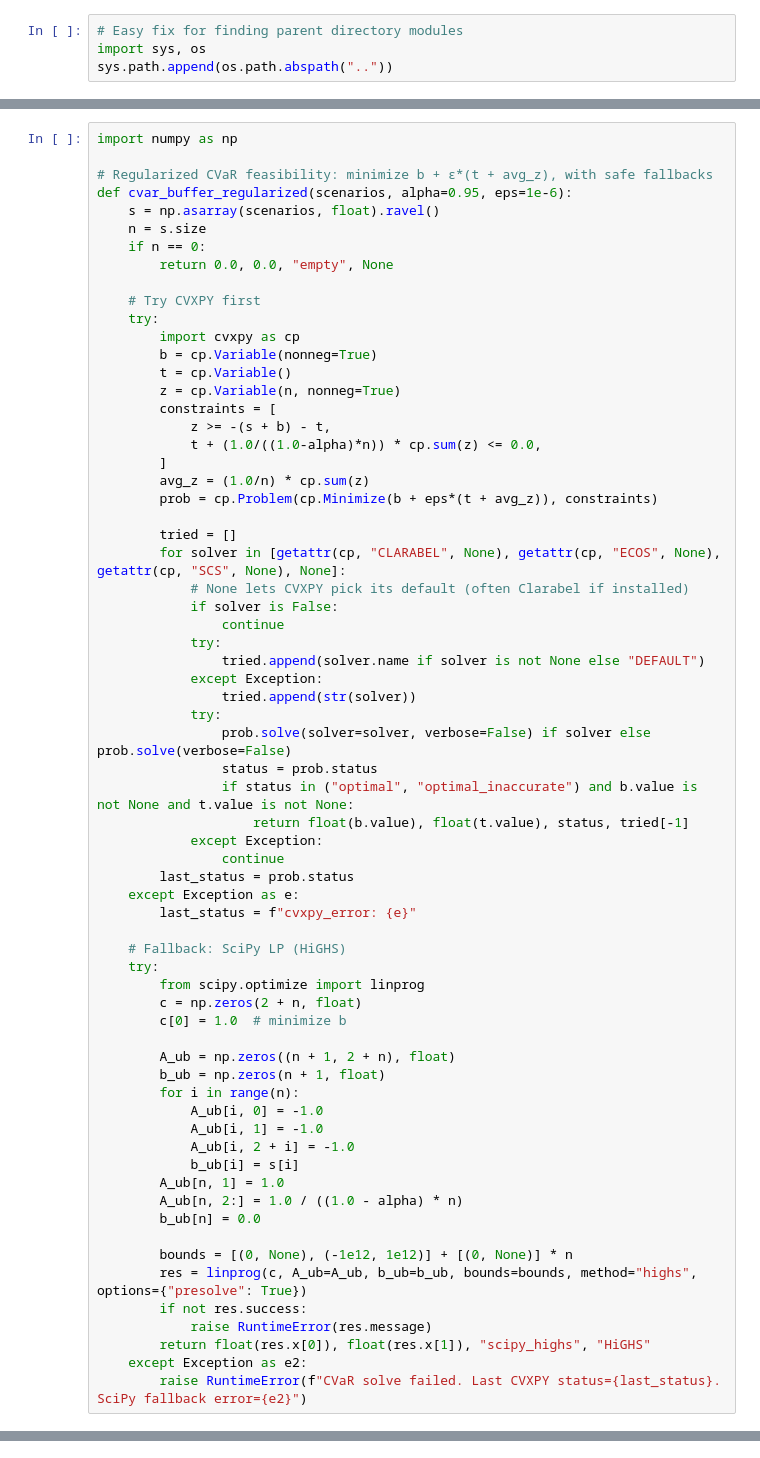
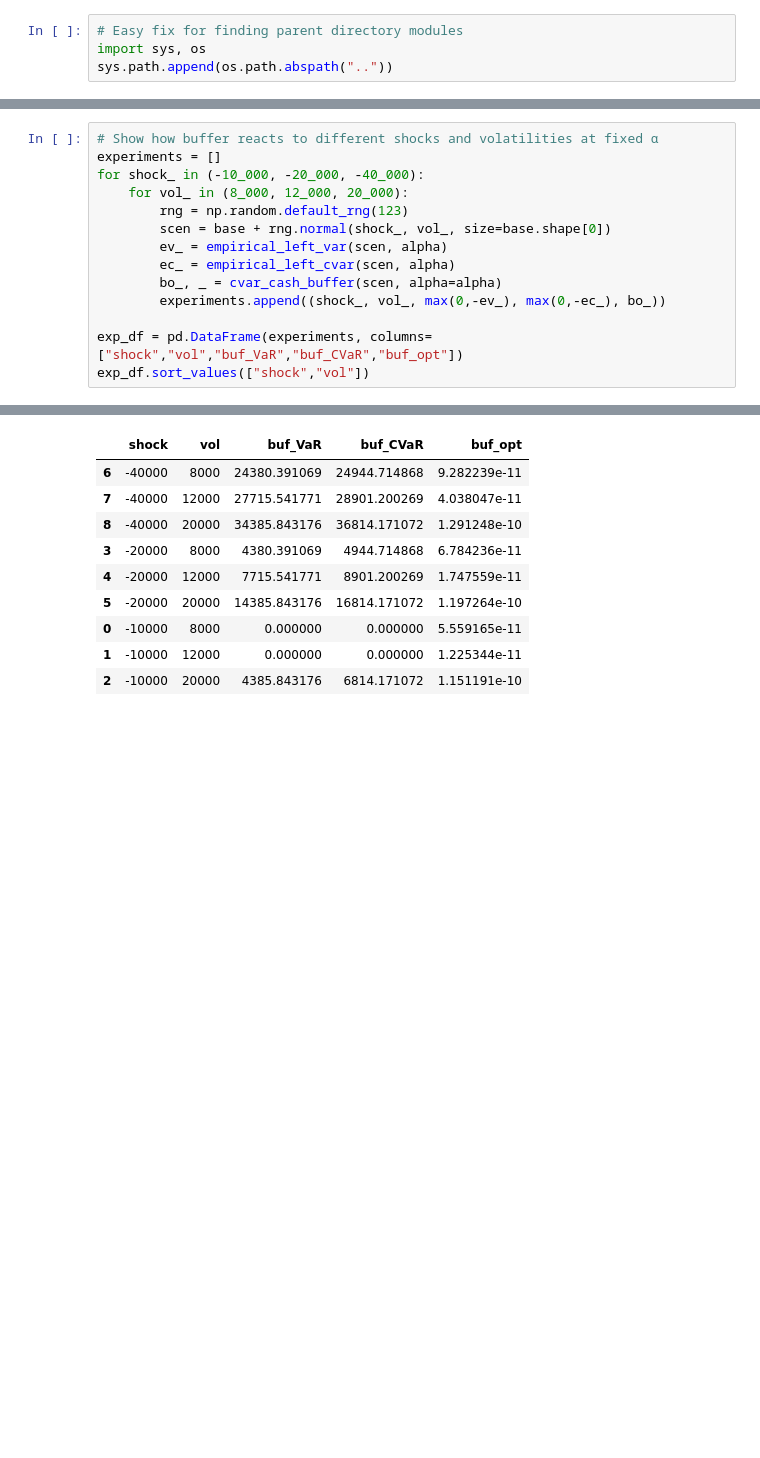
Before and after one commit to Alejandro-HerraizSen/value-ops-lab, a Jupyter notebook: notebooks/02_forecast_cashflow_cvar.ipynb, the cells around one changed output, grey strips where cells are left out. Drawn from its saved outputs; the diff is of its cells as text; blank space fills up the shorter version.

```diff
--- a/notebooks/02_forecast_cashflow_cvar.ipynb
+++ b/notebooks/02_forecast_cashflow_cvar.ipynb
@@ -235,67 +267,15 @@ pd.DataFrame({"buffer": buffers}).T
 # %%
-import numpy as np
+# Show how buffer reacts to different shocks and volatilities at fixed α
+experiments = []
+for shock_ in (-10_000, -20_000, -40_000):
+    for vol_ in (8_000, 12_000, 20_000):
+        rng = np.random.default_rng(123)
+        scen = base + rng.normal(shock_, vol_, size=base.shape[0])
+        ev_ = empirical_left_var(scen, alpha)
+        ec_ = empirical_left_cvar(scen, alpha)
+        bo_, _ = cvar_cash_buffer(scen, alpha=alpha)
+        experiments.append((shock_, vol_, max(0,-ev_), max(0,-ec_), bo_))
 
-# Regularized CVaR feasibility: minimize b + ε*(t + avg_z), with safe fallbacks
-def cvar_buffer_regularized(scenarios, alpha=0.95, eps=1e-6):
-    s = np.asarray(scenarios, float).ravel()
-    n = s.size
-    if n == 0:
-        return 0.0, 0.0, "empty", None
-
-    # Try CVXPY first
-    try:
-        import cvxpy as cp
-        b = cp.Variable(nonneg=True)
-        t = cp.Variable()
-        z = cp.Variable(n, nonneg=True)
-        constraints = [
-            z >= -(s + b) - t,
-            t + (1.0/((1.0-alpha)*n)) * cp.sum(z) <= 0.0,
-        ]
-        avg_z = (1.0/n) * cp.sum(z)
-        prob = cp.Problem(cp.Minimize(b + eps*(t + avg_z)), constraints)
-
-        tried = []
-        for solver in [getattr(cp, "CLARABEL", None), getattr(cp, "ECOS", None), getattr(cp, "SCS", None), None]:
-            # None lets CVXPY pick its default (often Clarabel if installed)
-            if solver is False:
-                continue
-            try:
-                tried.append(solver.name if solver is not None else "DEFAULT")
-            except Exception:
-                tried.append(str(solver))
-            try:
-                prob.solve(solver=solver, verbose=False) if solver else prob.solve(verbose=False)
-                status = prob.status
-                if status in ("optimal", "optimal_inaccurate") and b.value is not None and t.value is not None:
-                    return float(b.value), float(t.value), status, tried[-1]
-            except Exception:
-                continue
-        last_status = prob.status
-    except Exception as e:
-        last_status = f"cvxpy_error: {e}"
-
-    # Fallback: SciPy LP (HiGHS)
-    try:
-        from scipy.optimize import linprog
-        c = np.zeros(2 + n, float)
-        c[0] = 1.0  # minimize b
-
-        A_ub = np.zeros((n + 1, 2 + n), float)
-        b_ub = np.zeros(n + 1, float)
-        for i in range(n):
-            A_ub[i, 0] = -1.0
-            A_ub[i, 1] = -1.0
-            A_ub[i, 2 + i] = -1.0
-            b_ub[i] = s[i]
-        A_ub[n, 1] = 1.0
-        A_ub[n, 2:] = 1.0 / ((1.0 - alpha) * n)
-        b_ub[n] = 0.0
-
-        bounds = [(0, None), (-1e12, 1e12)] + [(0, None)] * n
-        res = linprog(c, A_ub=A_ub, b_ub=b_ub, bounds=bounds, method="highs", options={"presolve": True})
-        if not res.success:
-            raise RuntimeError(res.message)
-        return float(res.x[0]), float(res.x[1]), "scipy_highs", "HiGHS"
-    except Exception as e2:
-        raise RuntimeError(f"CVaR solve failed. Last CVXPY status={last_status}. SciPy fallback error={e2}")
+exp_df = pd.DataFrame(experiments, columns=["shock","vol","buf_VaR","buf_CVaR","buf_opt"])
+exp_df.sort_values(["shock","vol"])
+# %% [output]
@@ -301,0 +290,10 @@ def cvar_buffer_regularized(scenarios, alpha=0.95, eps=1e-6):
+|  | shock | vol | buf_VaR | buf_CVaR | buf_opt |
+| 6 | -40000 | 8000 | 24380.391069 | 24944.714868 | 9.282239e-11 |
+| 7 | -40000 | 12000 | 27715.541771 | 28901.200269 | 4.038047e-11 |
+| 8 | -40000 | 20000 | 34385.843176 | 36814.171072 | 1.291248e-10 |
+| 3 | -20000 | 8000 | 4380.391069 | 4944.714868 | 6.784236e-11 |
+| 4 | -20000 | 12000 | 7715.541771 | 8901.200269 | 1.747559e-11 |
+| 5 | -20000 | 20000 | 14385.843176 | 16814.171072 | 1.197264e-10 |
+| 0 | -10000 | 8000 | 0.000000 | 0.000000 | 5.559165e-11 |
+| 1 | -10000 | 12000 | 0.000000 | 0.000000 | 1.225344e-11 |
+| 2 | -10000 | 20000 | 4385.843176 | 6814.171072 | 1.151191e-10 |
```
Also changed, not shown: parts of 14 cells of this notebook, 3 other files.
